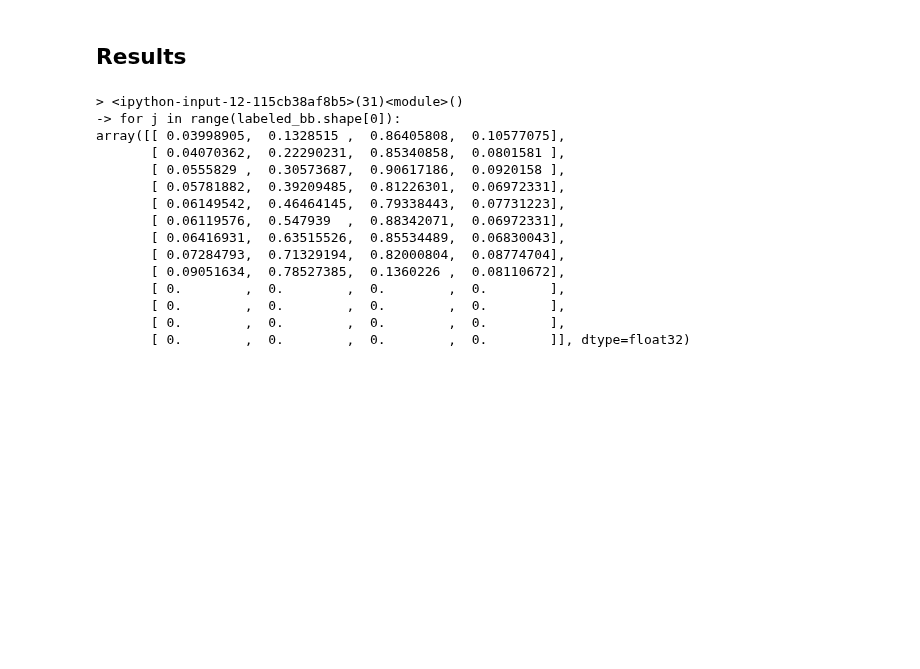
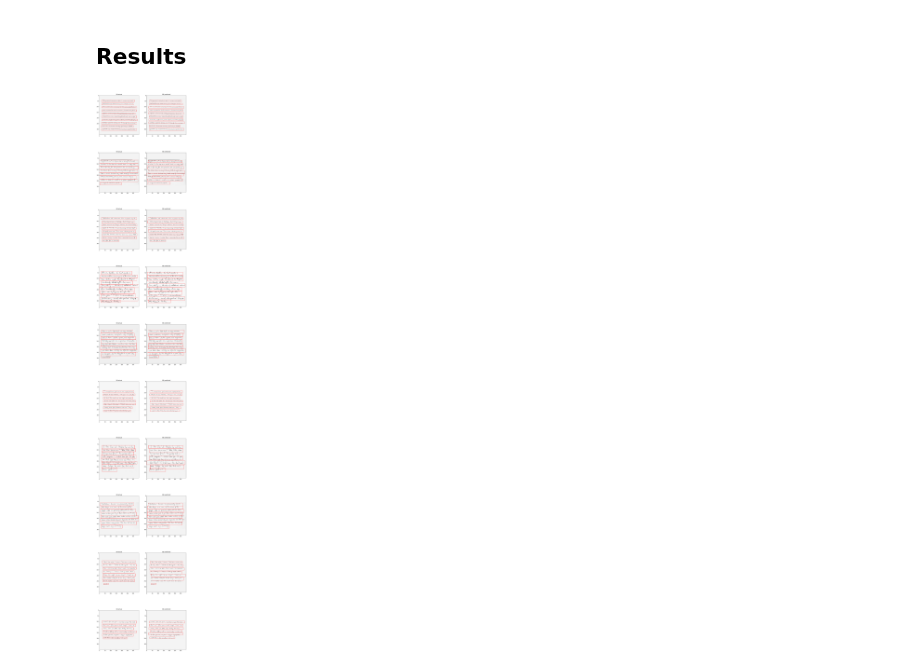
Before and after one commit to awslabs/handwritten-text-recognition-for-apache-mxnet, a Jupyter notebook: line_segmentation.ipynb, the cells around one changed output. Cells and saved outputs as stored; diff of their text form; code cells hidden in the pictures; blank space fills up the shorter version.

```diff
--- a/line_segmentation.ipynb
+++ b/line_segmentation.ipynb
@@ -550,46 +546,33 @@ for i in range(figs_to_plot):
     cls_probs = nd.SoftmaxActivation(nd.transpose(class_predictions, (0, 2, 1)), mode='channel')
 
     predicted_bb = MultiBoxDetection(*[cls_probs, box_predictions, default_anchors], force_suppress=True, clip=False)
     predicted_bb = box_nms(predicted_bb, overlap_thresh=overlap_thres, valid_thresh=min_c, topk=topk)
     predicted_bb = predicted_bb.asnumpy()
     predicted_bb = predicted_bb[0, predicted_bb[0, :, 0] != -1]
     predicted_bb = predicted_bb[:, 2:]
 
     labeled_bb = bb[:, :, 1:].asnumpy()
     labeled_bb[:, :, 2] = labeled_bb[:, :, 2] - labeled_bb[:, :, 0]
     labeled_bb[:, :, 3] = labeled_bb[:, :, 3] - labeled_bb[:, :, 1]
     labeled_bb = labeled_bb[0]
 
     for j in range(labeled_bb.shape[0]):
         (x, y, w, h) = labeled_bb[j]
         axs[i][0].imshow(image.asnumpy().squeeze(), cmap='Greys_r')
         image_h, image_w = image.shape[-2:]
         (x, y, w, h) = (x * image_w, y * image_h, w * image_w, h * image_h)
         rect = patches.Rectangle((x, y), w, h, fill=False, color="r")
         axs[i][0].add_patch(rect)
         axs[i][0].set_title("BB actual")
 
     for j in range(predicted_bb.shape[0]):
         axs[i][1].imshow(image.asnumpy().squeeze(), cmap='Greys_r')
-        (x, y, w, h) = predicted_bb[j]
+        (x1, y1, x2, y2) = predicted_bb[j]
+        (x, y, w, h) = (x1, y1, x2-x1, y2-y1)
         image_h, image_w = image.shape[-2:]
         (x, y, w, h) = (x * image_w, y * image_h, w * image_w, h * image_h)
         rect = patches.Rectangle((x, y), w, h, fill=False, color="r")
         axs[i][1].add_patch(rect)
         axs[i][1].set_title("BB predicted")
 # %% [output]
-> <ipython-input-12-115cb38af8b5>(31)<module>()
--> for j in range(labeled_bb.shape[0]):
-array([[ 0.03998905,  0.1328515 ,  0.86405808,  0.10577075],
-       [ 0.04070362,  0.22290231,  0.85340858,  0.0801581 ],
-       [ 0.0555829 ,  0.30573687,  0.90617186,  0.0920158 ],
-       [ 0.05781882,  0.39209485,  0.81226301,  0.06972331],
-       [ 0.06149542,  0.46464145,  0.79338443,  0.07731223],
-       [ 0.06119576,  0.547939  ,  0.88342071,  0.06972331],
-       [ 0.06416931,  0.63515526,  0.85534489,  0.06830043],
-       [ 0.07284793,  0.71329194,  0.82000804,  0.08774704],
-       [ 0.09051634,  0.78527385,  0.1360226 ,  0.08110672],
-       [ 0.        ,  0.        ,  0.        ,  0.        ],
-       [ 0.        ,  0.        ,  0.        ,  0.        ],
-       [ 0.        ,  0.        ,  0.        ,  0.        ],
-       [ 0.        ,  0.        ,  0.        ,  0.        ]], dtype=float32)
+[figure, added]
```
Also changed, not shown: parts of 1 cell of this notebook.
